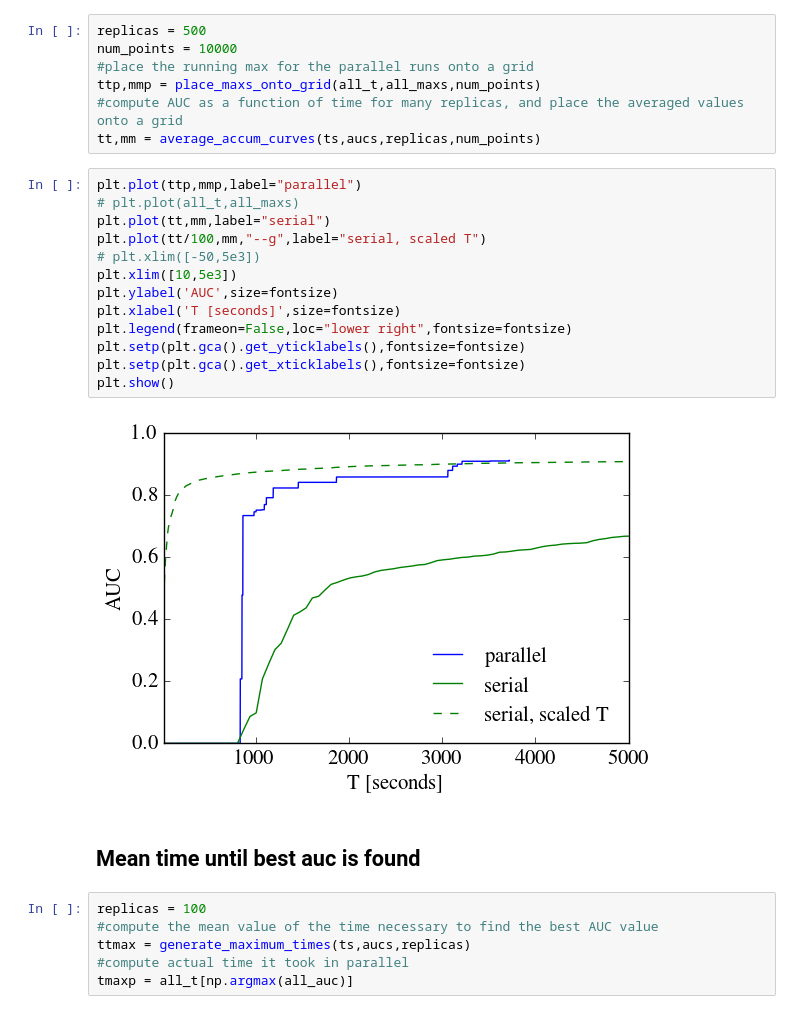
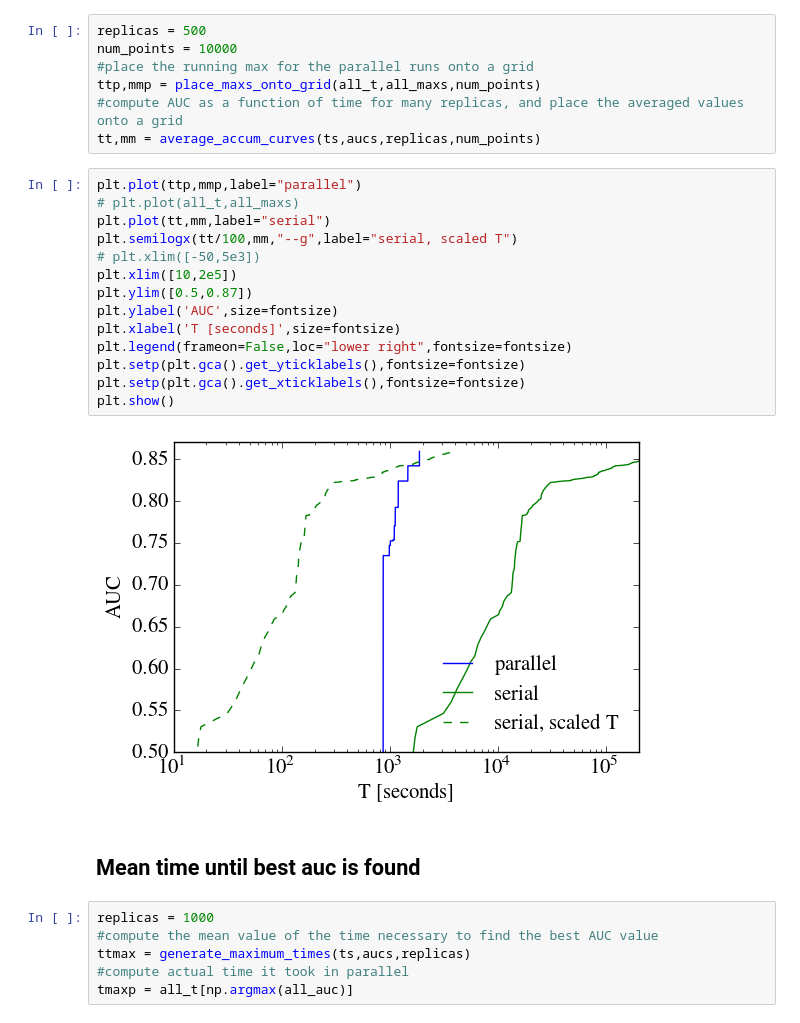
Before and after one commit to PPPLDeepLearning/plasma-python, a Jupyter notebook: Analyze Hyperparameter Tuning.ipynb, the cells around one changed output. Cells and saved outputs as stored; diff of their text form.

```diff
--- a/Analyze Hyperparameter Tuning.ipynb
+++ b/Analyze Hyperparameter Tuning.ipynb
@@ -90,22 +92,23 @@ tt,mm = average_accum_curves(ts,aucs,replicas,num_points)
 # %%
 plt.plot(ttp,mmp,label="parallel")
 # plt.plot(all_t,all_maxs)
 plt.plot(tt,mm,label="serial")
-plt.plot(tt/100,mm,"--g",label="serial, scaled T")
+plt.semilogx(tt/100,mm,"--g",label="serial, scaled T")
 # plt.xlim([-50,5e3])
-plt.xlim([10,5e3])
+plt.xlim([10,2e5])
+plt.ylim([0.5,0.87])
 plt.ylabel('AUC',size=fontsize)
 plt.xlabel('T [seconds]',size=fontsize)
 plt.legend(frameon=False,loc="lower right",fontsize=fontsize)
 plt.setp(plt.gca().get_yticklabels(),fontsize=fontsize)
 plt.setp(plt.gca().get_xticklabels(),fontsize=fontsize)
 plt.show()
 # %% [output]
-[figure, old version]
+[figure, new version]
 # %% [markdown]
 ## Mean time until best auc is found
 # %%
-replicas = 100
+replicas = 1000
 #compute the mean value of the time necessary to find the best AUC value
 ttmax = generate_maximum_times(ts,aucs,replicas)
 #compute actual time it took in parallel
```
Also changed, not shown: parts of 4 cells of this notebook.
